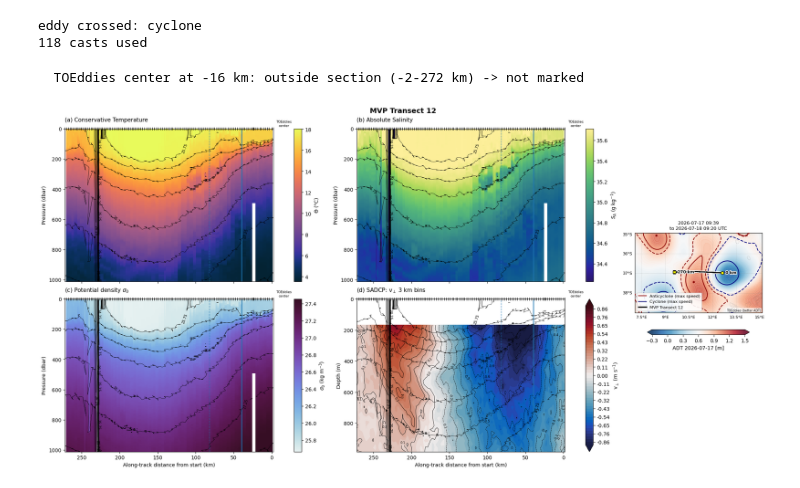
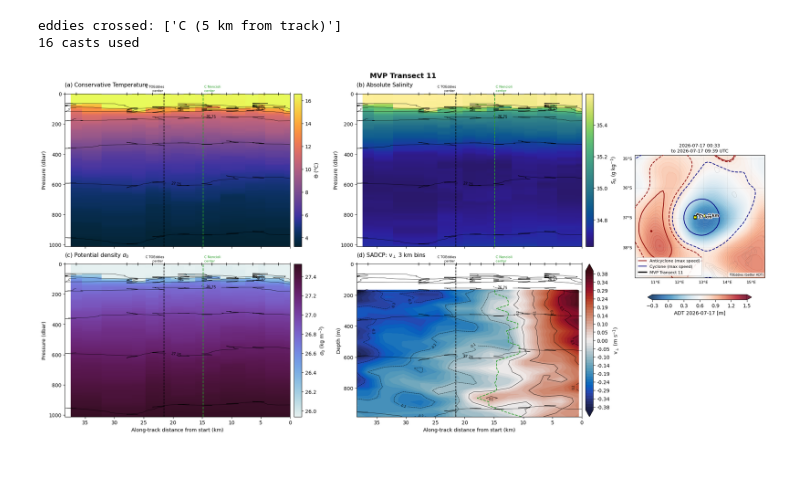
Before and after one commit to emmagurcan/WHIRLS_eddies, a Jupyter notebook: analysis/mvp.ipynb, the cells around one changed output. Saved outputs shown, nothing was run; the diff lists cells and outputs as text; code cells hidden in the pictures.

```diff
--- a/analysis/mvp.ipynb
+++ b/analysis/mvp.ipynb
@@ -85,7 +85,7 @@ eddy_files_std = sorted(os.listdir(DIR_EDDIES['TOEDDIES']))
 type_SADCP = "OS38"
 sadcp = nc.Dataset(SADCP_FILES[type_SADCP])
 # %%
-transect = "Transect 12"
+transect = "Transect 11"
 transect_path = f'/Users/emmagurcan/Documents/France/ENS/Speich/WHIRLS/data/MVP_Data_processed/{transect}/'
 out_dir = f'/Users/emmagurcan/Documents/France/ENS/Speich/WHIRLS/figures/mvp/{transect}/'
 if not os.path.isdir(out_dir):
@@ -127,41 +127,39 @@ Calculating Mean
 # %%
 # ---------------- map background for the combined figure ----------------
 out_dir = str(BASE / "figures/mvp") + f"/{transect}/"
 
 date = pd.to_datetime(mvp_trans["TIME"]).median().strftime("%Y-%m-%d")
 date_compact = date.replace("-", "")
 ssh = load_satellite(DIR_SSH / [f for f in daily_ssh_files if date in f or date_compact in f][0])
 eddy_files, eddy_source = get_eddy_files(date_compact, date)
 
-edd = eddy_on_transect(eddy_files, mvp_trans["LON (°E)"].values, mvp_trans["LAT (°N)"].values)
-print("eddy crossed:", None if edd is None else ("cyclone" if edd["cyc"] else "anticyclone"))
-
+edds = eddies_on_transect(eddy_files, mvp_trans["LON (°E)"].values, mvp_trans["LAT (°N)"].values)
+print("eddies crossed:", [("C" if e["cyc"] else "AC") + f" ({e['dist_km']:.0f} km from track)" for e in edds])
 
 # ---------------- SADCP for zeta (PV) ----------------
 ds = sadcp_tr                      # ADCP subset for this transect (sadcp_mvp is ~1 GB, not needed)
 zdim = ds["depth"].dims[0]
 u = ds["UVEL_ADCP_CORTIDE"].transpose("time", zdim).values
 v = ds["VVEL_ADCP_CORTIDE"].transpose("time", zdim).values
 pg = ds["PGOOD_ADCP"].transpose("time", zdim).values
 
 u[pg < 50] = np.nan
 v[pg < 50] = np.nan
 
 args = [ssh, eddy_files, transect, eddy_source, adt_ticks, date, levels]
 # ---------------- map + Theta / S_A / sigma0 ----------------
 sec, fig, axs = process_transect(
     mvp_trans, adcp=sadcp_mvp_processed, cast_col="CAST",
     map_draw=draw_background,      # map_extent=extent  -> whole region instead of zoom
     map_args = args,
     title=f"MVP {transect}",
-    eddy=edd,
+    eddy=edds,
     savepath=out_dir + f"{transect}_sections_hydro_adcp.png")
 plt.show()
 # %% [output]
-eddy crossed: cyclone
-118 casts used
+eddies crossed: ['C (5 km from track)']
+16 casts used
-  TOEddies center at -16 km: outside section (-2-272 km) -> not marked
-[figure, old version]
+[figure, new version]
 # %%
 # # Ertel PV (computed in the call above, stored in sec["q"]) as a separate figure
 # fig_pv, axs_pv = plot_section(sec, title=f"MVP {transect}",
```
Also changed, not shown: parts of 3 cells of this notebook, 6 other files.
